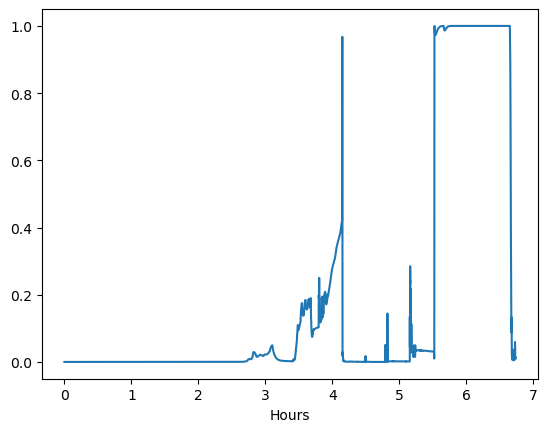
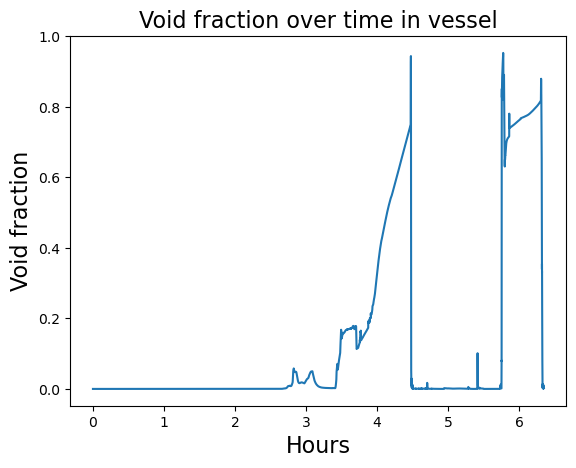
The change to this notebook cell's code, shown as a diff; its figure went from the first image to the second:
--- before
+++ after
@@ -2,3 +2,6 @@
     print(np.shape(f['vessel/mesh/x_alfa_vessel'][:][:,0]))
     plt.plot(f['dimensions/time_points'][:]/3600, f['vessel/mesh/x_alfa_vessel'][:][:,0])
-    plt.xlabel('Hours')
+    plt.xlabel('Hours', fontsize = 16)
+    plt.ylabel('Void fraction', fontsize = 16)
+    plt.title('Void fraction over time in vessel', fontsize = 16)
+    plt.savefig('void_fraction.png', dpi=300, bbox_inches='tight')

Commit: before the normalization was always overwritten and not distinguished between datasets